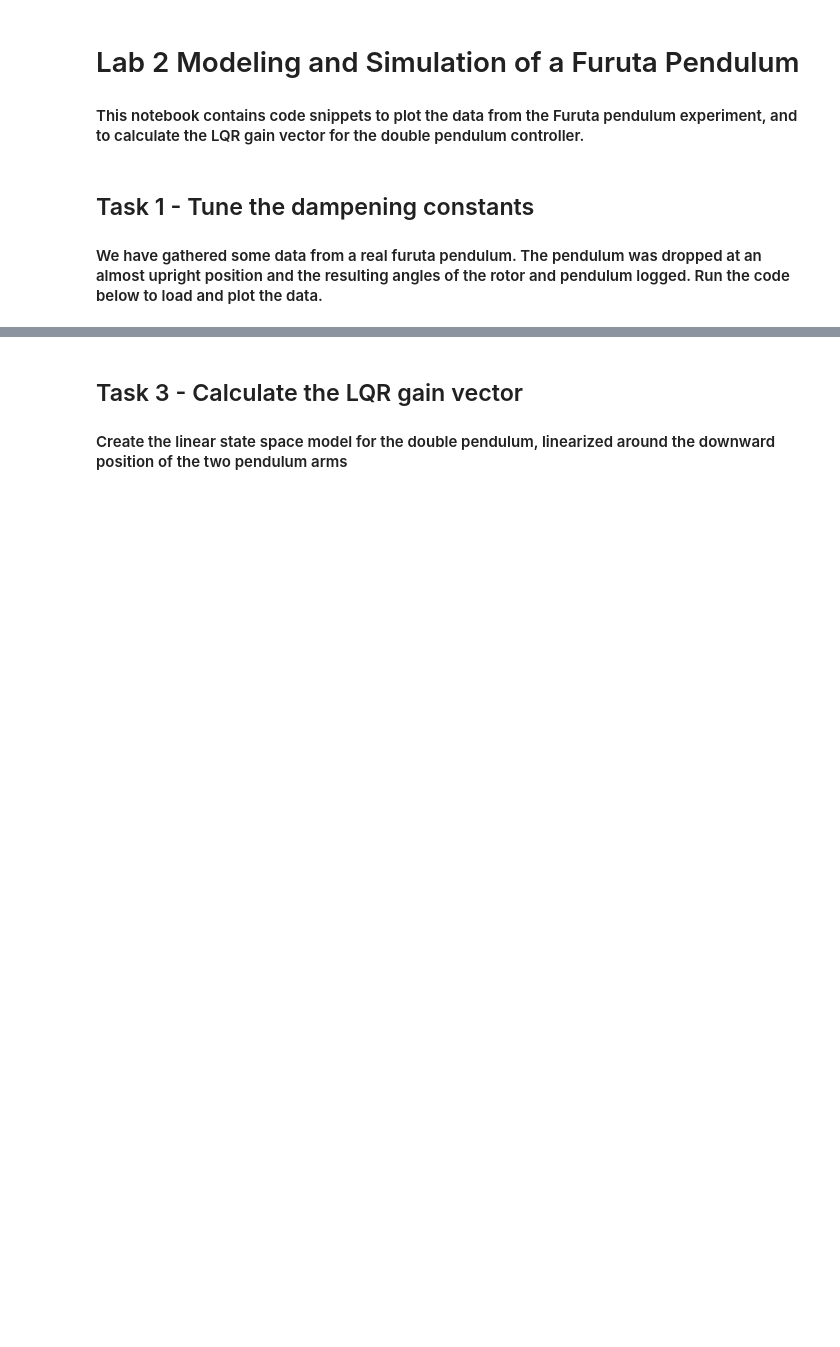
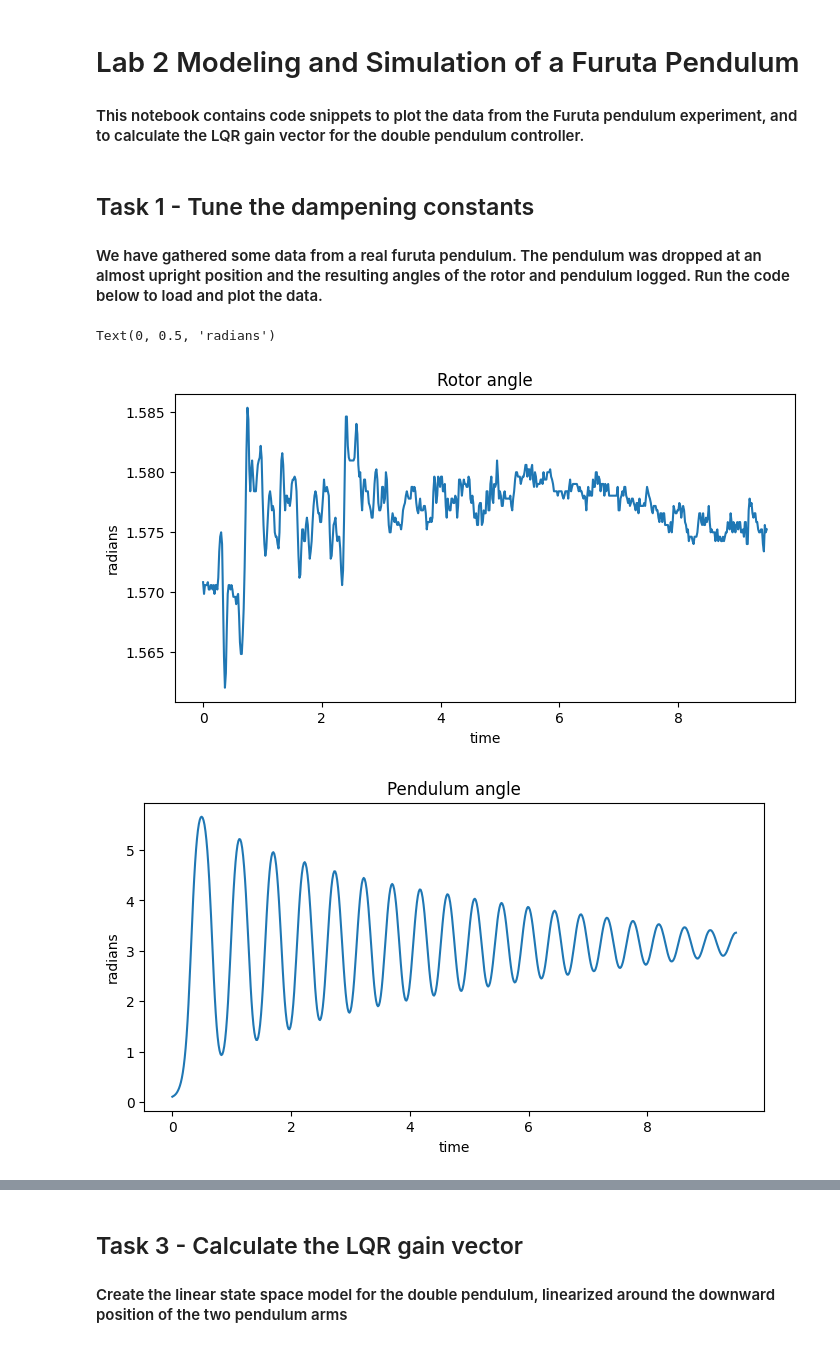
Before and after one commit to mario3219/machine-learning-excercises, a Jupyter notebook: labb2/lab2_furuta_modeling.ipynb, the cells around one changed output, grey strips where cells are left out. Saved outputs shown, nothing was run; the diff lists cells and outputs as text; code cells hidden in the pictures; blank space fills up the shorter version.

```diff
--- a/labb2/lab2_furuta_modeling.ipynb
+++ b/labb2/lab2_furuta_modeling.ipynb
@@ -16,17 +16,21 @@ furuta_data = pd.read_csv('https://drive.google.com/uc?export=dowload&id=1h_f8h-
 # %%
 plt.figure(1)
 plt.clf()
-plt.plot(furuta_data.t, furuta_data.rotorPhi)
+plt.plot(furuta_data.t, -furuta_data.rotorPhi)
 plt.title("Rotor angle")
 plt.xlabel("time")
 plt.ylabel("radians")
 
 plt.figure(2)
 plt.clf()
-plt.plot(furuta_data.t, furuta_data.pendulumPhi)
+plt.plot(furuta_data.t, -furuta_data.pendulumPhi)
 plt.title("Pendulum angle")
 plt.xlabel("time")
 plt.ylabel("radians")
+# %% [output]
+Text(0, 0.5, 'radians')
+[figure, added]
+[figure, added]
 # %%
 
 plt.figure(2)
```
Also changed, not shown: parts of 3 cells of this notebook, 9 other files.
